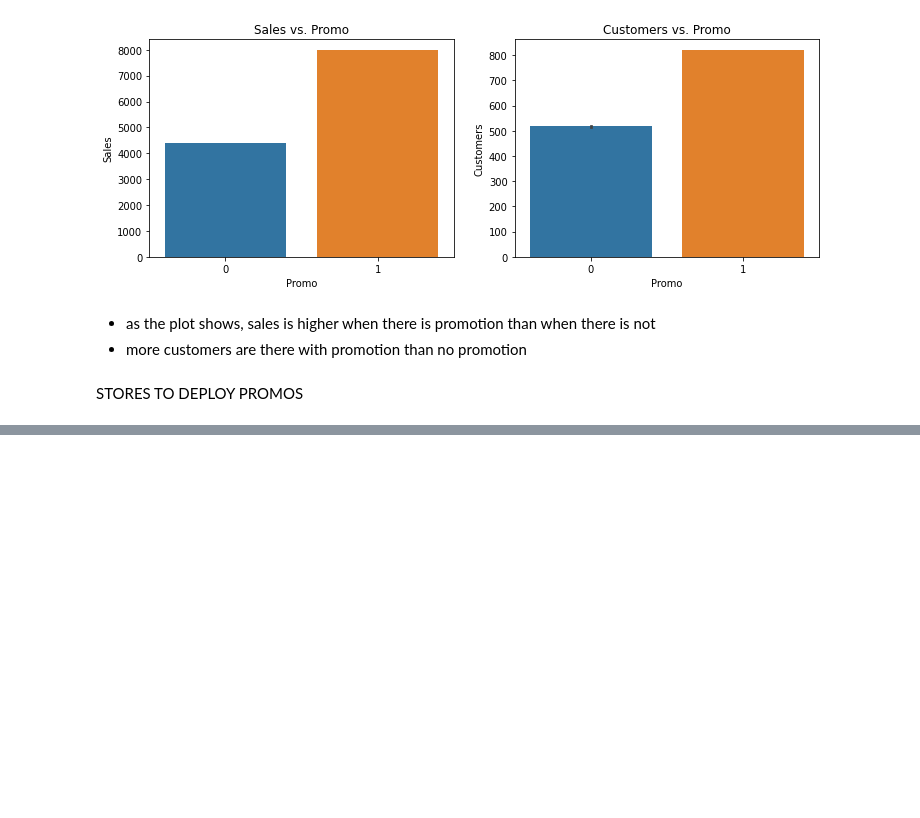
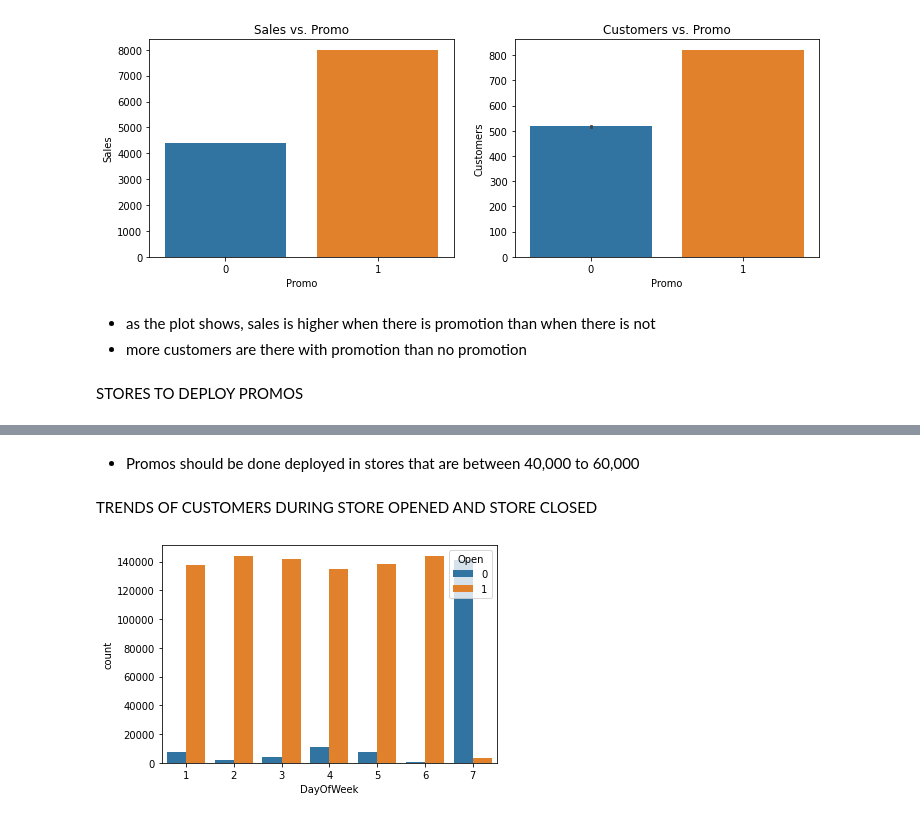
Before and after one commit to sel6/Rosmann_Pharmacy_prediction, a Jupyter notebook: notebooks/EDA.ipynb, the cells around one changed output, grey strips where cells are left out. Cells and saved outputs as stored; diff of their text form; code cells hidden in the pictures; blank space fills up the shorter version.

Commit message:
CORRECT SOME, Closed #5, Closed #6, Closed #7

```diff
--- a/notebooks/EDA.ipynb
+++ b/notebooks/EDA.ipynb
@@ -310,0 +321,12 @@ plt.show()
+# %% [markdown]
+* Promos should be done deployed in stores that are between 40,000 to 60,000
+# %% [markdown]
+TRENDS OF CUSTOMERS DURING STORE OPENED AND STORE CLOSED
+# %%
+def plot_counts(df, column, second_column=None):
+    sns.countplot( x=column, data=df, hue=second_column)
+    plt.show()
+
+plot_counts(train_df, 'DayOfWeek', 'Open')
+# %% [output]
+[figure, added]
```
Also changed, not shown: parts of 20 cells of this notebook.
